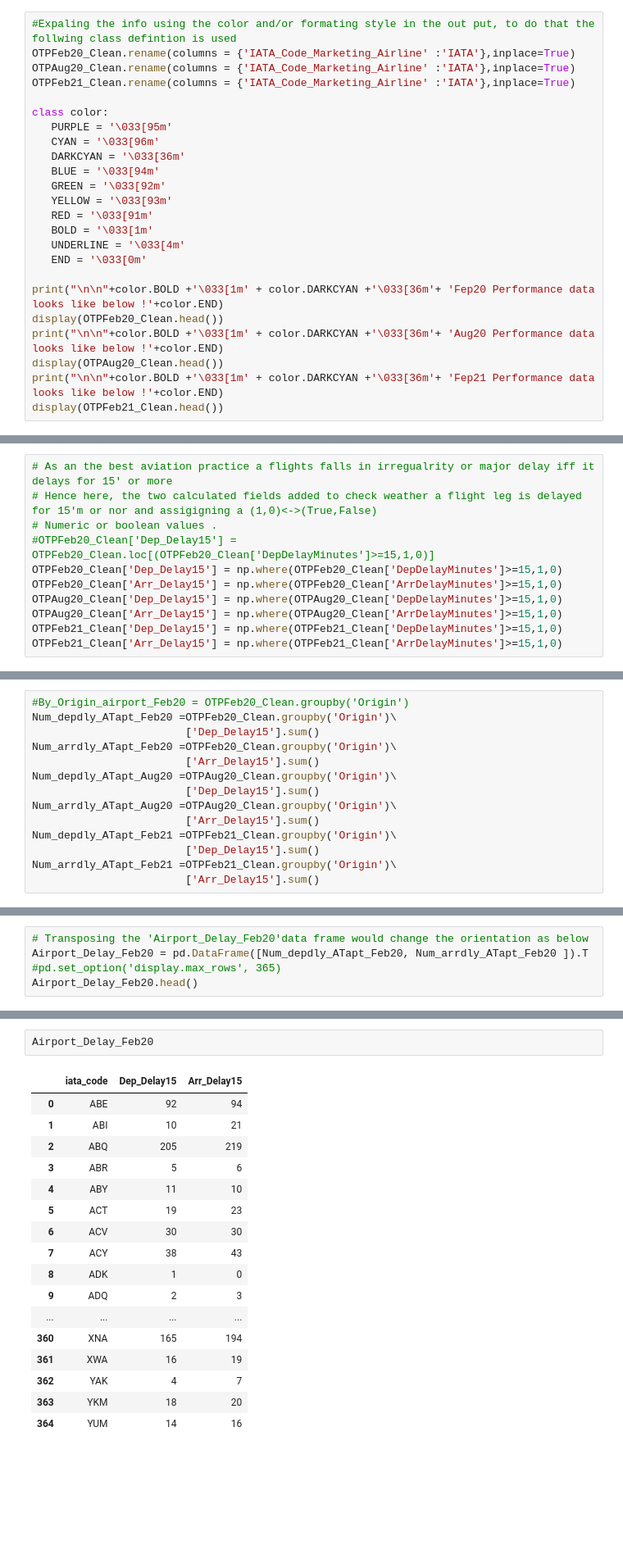
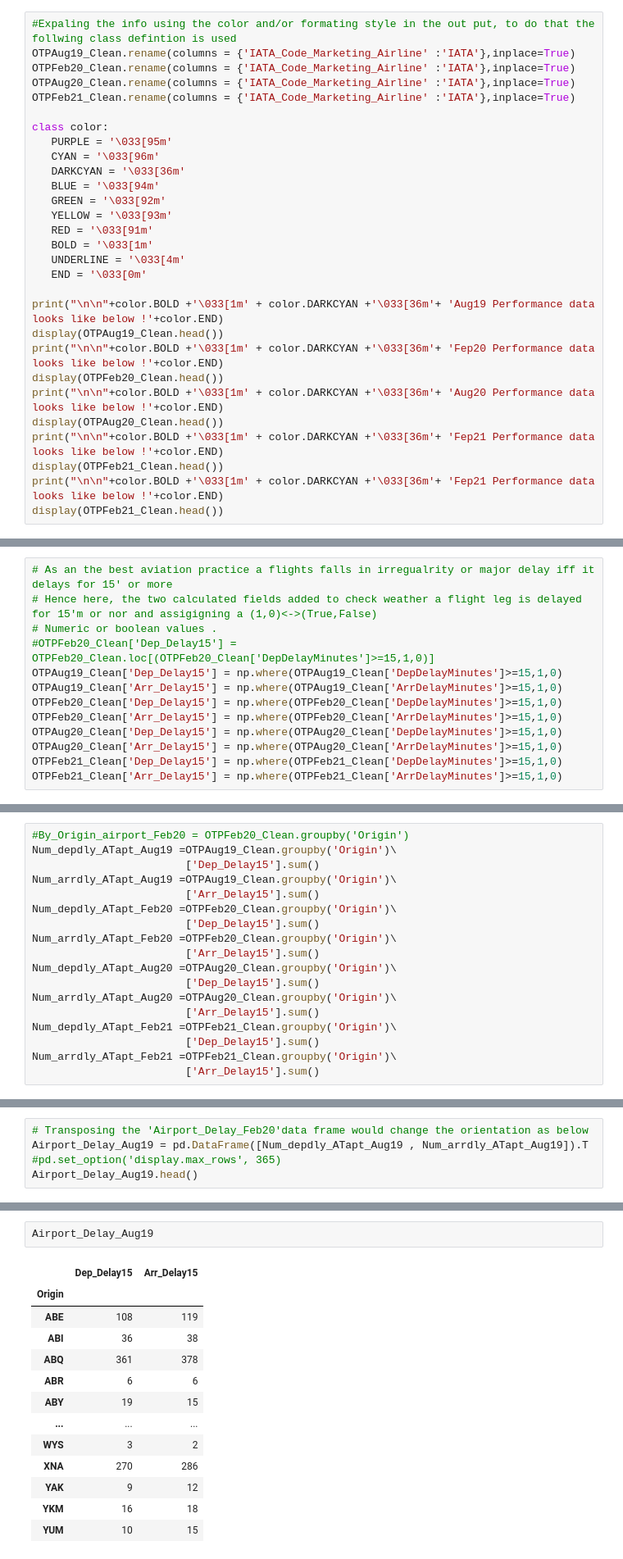
Before and after one commit to Engu12/Engu_Capstone, a Jupyter notebook: Capstone Notebook/Capstone Data Cleaning with Python.ipynb, the cells around one changed output, grey strips where cells are left out. Shown at 82% size. Drawn from its saved outputs; the diff is of its cells as text; blank space fills up the shorter version.

```diff
--- a/Capstone Notebook/Capstone Data Cleaning with Python.ipynb
+++ b/Capstone Notebook/Capstone Data Cleaning with Python.ipynb
@@ -129,5 +131,6 @@ OTPFeb21_Clean=OTPFeb21[column]
 # %%
 #Expaling the info using the color and/or formating style in the out put, to do that the follwing class defintion is used
+OTPAug19_Clean.rename(columns = {'IATA_Code_Marketing_Airline' :'IATA'},inplace=True)
 OTPFeb20_Clean.rename(columns = {'IATA_Code_Marketing_Airline' :'IATA'},inplace=True)
 OTPAug20_Clean.rename(columns = {'IATA_Code_Marketing_Airline' :'IATA'},inplace=True)
 OTPFeb21_Clean.rename(columns = {'IATA_Code_Marketing_Airline' :'IATA'},inplace=True)
@@ -144,10 +147,14 @@ class color:
    UNDERLINE = '\033[4m'
    END = '\033[0m'
 
+print("\n\n"+color.BOLD +'\033[1m' + color.DARKCYAN +'\033[36m'+ 'Aug19 Performance data looks like below !'+color.END)
+display(OTPAug19_Clean.head())
 print("\n\n"+color.BOLD +'\033[1m' + color.DARKCYAN +'\033[36m'+ 'Fep20 Performance data looks like below !'+color.END)
 display(OTPFeb20_Clean.head())
 print("\n\n"+color.BOLD +'\033[1m' + color.DARKCYAN +'\033[36m'+ 'Aug20 Performance data looks like below !'+color.END)
 display(OTPAug20_Clean.head())
 print("\n\n"+color.BOLD +'\033[1m' + color.DARKCYAN +'\033[36m'+ 'Fep21 Performance data looks like below !'+color.END)
 display(OTPFeb21_Clean.head())
+print("\n\n"+color.BOLD +'\033[1m' + color.DARKCYAN +'\033[36m'+ 'Fep21 Performance data looks like below !'+color.END)
+display(OTPFeb21_Clean.head())
 # %% [output]
@@ -212,6 +245,8 @@ OTPFeb20_Clean
 # Hence here, the two calculated fields added to check weather a flight leg is delayed for 15'm or nor and assigigning a (1,0)<->(True,False)
 # Numeric or boolean values .
 #OTPFeb20_Clean['Dep_Delay15'] = OTPFeb20_Clean.loc[(OTPFeb20_Clean['DepDelayMinutes']>=15,1,0)]
+OTPAug19_Clean['Dep_Delay15'] = np.where(OTPAug19_Clean['DepDelayMinutes']>=15,1,0)
+OTPAug19_Clean['Arr_Delay15'] = np.where(OTPAug19_Clean['ArrDelayMinutes']>=15,1,0)
 OTPFeb20_Clean['Dep_Delay15'] = np.where(OTPFeb20_Clean['DepDelayMinutes']>=15,1,0)
 OTPFeb20_Clean['Arr_Delay15'] = np.where(OTPFeb20_Clean['ArrDelayMinutes']>=15,1,0)
 OTPAug20_Clean['Dep_Delay15'] = np.where(OTPAug20_Clean['DepDelayMinutes']>=15,1,0)
@@ -262,6 +354,10 @@ US_Airlines.head()
 ###### Calculating the number of Departure and Arrival flight delays (more than 15') ,grouped by Airport for each dataset
 # %%
 #By_Origin_airport_Feb20 = OTPFeb20_Clean.groupby('Origin')
+Num_depdly_ATapt_Aug19 =OTPAug19_Clean.groupby('Origin')\
+                        ['Dep_Delay15'].sum()
+Num_arrdly_ATapt_Aug19 =OTPAug19_Clean.groupby('Origin')\
+                        ['Arr_Delay15'].sum()
 Num_depdly_ATapt_Feb20 =OTPFeb20_Clean.groupby('Origin')\
                         ['Dep_Delay15'].sum()
 Num_arrdly_ATapt_Feb20 =OTPFeb20_Clean.groupby('Origin')\
@@ -289,9 +388,9 @@ Airport_Delay_Feb20
 ###### To ger a better readbility and data set managment , the above data frame should change the orientation , using Transpose function
 # %%
 # Transposing the 'Airport_Delay_Feb20'data frame would change the orientation as below
-Airport_Delay_Feb20 = pd.DataFrame([Num_depdly_ATapt_Feb20, Num_arrdly_ATapt_Feb20 ]).T
+Airport_Delay_Aug19 = pd.DataFrame([Num_depdly_ATapt_Aug19 , Num_arrdly_ATapt_Aug19]).T
 #pd.set_option('display.max_rows', 365)
-Airport_Delay_Feb20.head()
+Airport_Delay_Aug19.head()
 # %% [output]
 |  | Dep_Delay15 | Arr_Delay15 |
 | Origin |  |  |
@@ -308,20 +408,16 @@ Airport_Delay_Feb20.head()
 # %%
-Airport_Delay_Feb20
+Airport_Delay_Aug19
 # %% [output]
-|  | iata_code | Dep_Delay15 | Arr_Delay15 |
-| 0 | ABE | 92 | 94 |
-| 1 | ABI | 10 | 21 |
-| 2 | ABQ | 205 | 219 |
-| 3 | ABR | 5 | 6 |
-| 4 | ABY | 11 | 10 |
-| 5 | ACT | 19 | 23 |
-| 6 | ACV | 30 | 30 |
-| 7 | ACY | 38 | 43 |
-| 8 | ADK | 1 | 0 |
-| 9 | ADQ | 2 | 3 |
-| ... | ... | ... | ... |
-| 360 | XNA | 165 | 194 |
-| 361 | XWA | 16 | 19 |
-| 362 | YAK | 4 | 7 |
-| 363 | YKM | 18 | 20 |
-| 364 | YUM | 14 | 16 |
+|  | Dep_Delay15 | Arr_Delay15 |
+| Origin |  |  |
+| ABE | 108 | 119 |
+| ABI | 36 | 38 |
+| ABQ | 361 | 378 |
+| ABR | 6 | 6 |
+| ABY | 19 | 15 |
+| ... | ... | ... |
+| WYS | 3 | 2 |
+| XNA | 270 | 286 |
+| YAK | 9 | 12 |
+| YKM | 16 | 18 |
+| YUM | 10 | 15 |
```
Also changed, not shown: parts of 36 cells of this notebook, 4 other files.
